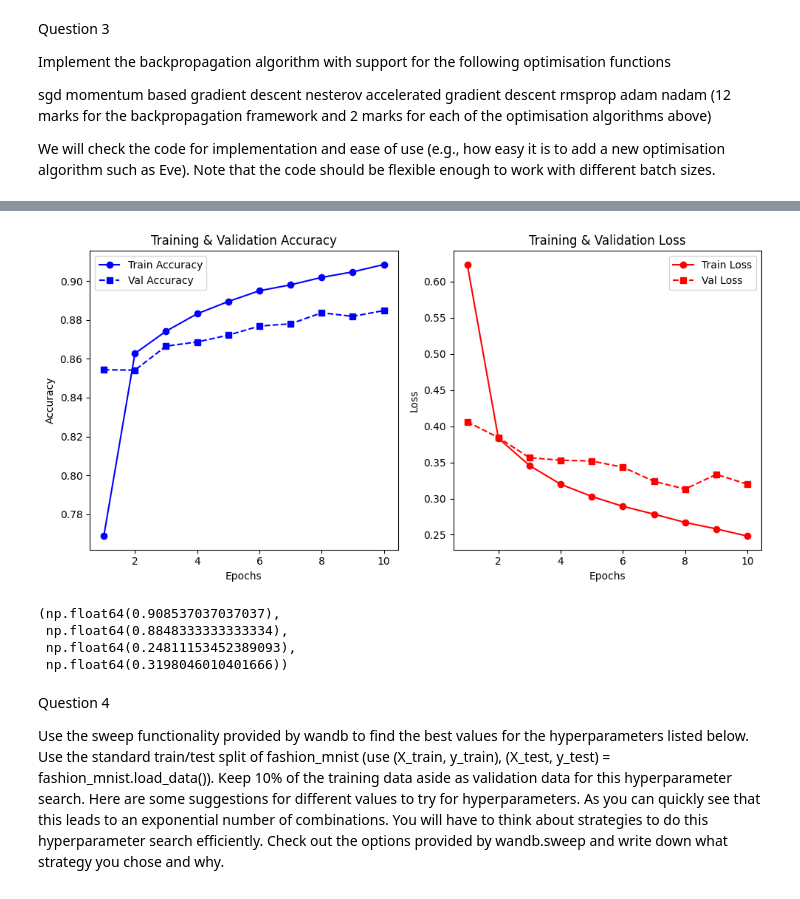
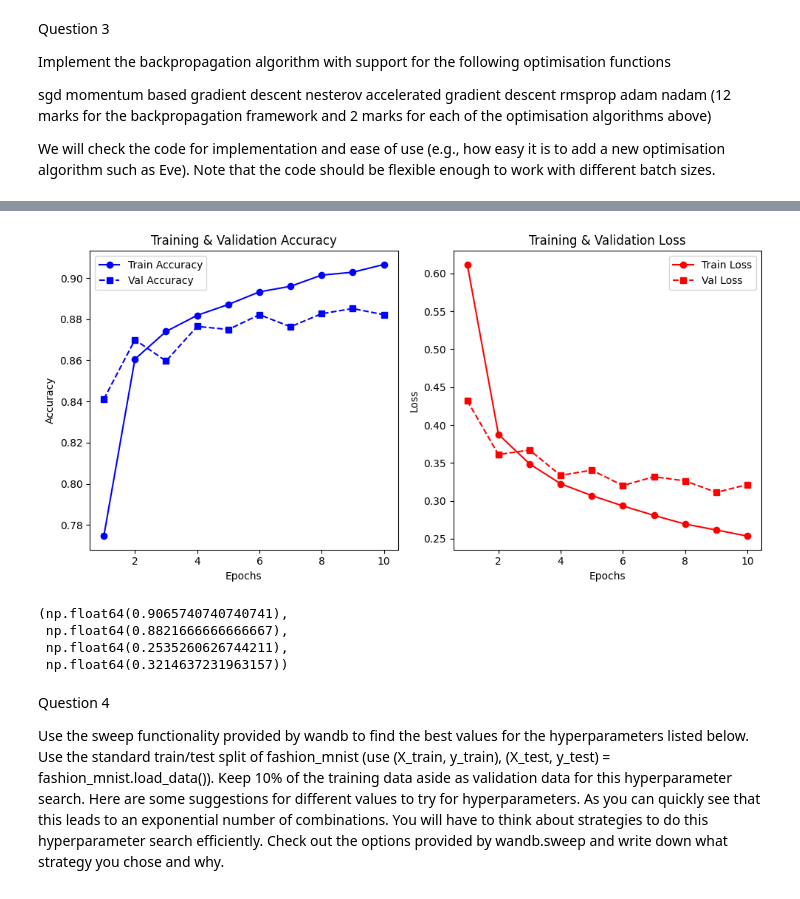
Before and after one commit to Hemnath0075/da6401_assignment1, a Jupyter notebook: all_questions.ipynb, the cells around one changed output, grey strips where cells are left out. Drawn from its saved outputs; the diff is of its cells as text; code cells hidden in the pictures.

```diff
--- a/all_questions.ipynb
+++ b/all_questions.ipynb
@@ -177,7 +177,7 @@ We will check the code for implementation and ease of use (e.g., how easy it is
 import numpy as np
 
 class NeuralNetwork:
-    def __init__(self, input_neurons, hidden_layers, output_neurons, init_wb_method, optimizer, activation, learning_rate, beta1, beta2, epsilon=1e-8):
+    def __init__(self, input_neurons, hidden_layers, output_neurons, init_wb_method, optimizer, activation, learning_rate, weight_decay, beta1, beta2, epsilon=1e-8):
         self.layers = [input_neurons] + hidden_layers + [output_neurons]
         self.weights = {}
         self.biases = {}
@@ -186,6 +186,7 @@ class NeuralNetwork:
         self.init_wb_method = init_wb_method
         self.epsilon = epsilon
         self.activation = activation
+        self.weight_decay = weight_decay
 
         if init_wb_method == 'random':
             for i in range(len(self.layers) - 1):
@@ -300,26 +301,29 @@ class NeuralNetwork:
 
         if self.optimizer == 'sgd':
             for i in range(num_layers):
-                self.weights[i] -= self.learning_rate * gradients_w[i]
-                self.biases[i] -= self.learning_rate * gradients_b[i]
+                self.weights[i] -= self.learning_rate * (gradients_w[i] + self.weight_decay * self.weights[i])
+                self.biases[i] -= self.learning_rate * gradients_b[i]  # No weight decay for biases
 
         elif self.optimizer == 'momentum':
             beta = 0.9
             for i in range(num_layers):
                 self.velocity_w[i] = beta * self.velocity_w[i] + (1 - beta) * gradients_w[i]
                 self.velocity_b[i] = beta * self.velocity_b[i] + (1 - beta) * gradients_b[i]
-                self.weights[i] -= self.learning_rate * self.velocity_w[i]
-                self.biases[i] -= self.learning_rate * self.velocity_b[i]
+
+                self.weights[i] -= self.learning_rate * (self.velocity_w[i] + self.weight_decay * self.weights[i])
+                self.biases[i] -= self.learning_rate * self.velocity_b[i]  # No weight decay for biases
 
         elif self.optimizer == 'nesterov':
             beta = 0.9
             for i in range(num_layers):
                 prev_velocity_w = self.velocity_w[i]
                 prev_velocity_b = self.velocity_b[i]
+
                 self.velocity_w[i] = beta * prev_velocity_w + (1 - beta) * gradients_w[i]
                 self.velocity_b[i] = beta * prev_velocity_b + (1 - beta) * gradients_b[i]
-                self.weights[i] -= self.learning_rate * (gradients_w[i] + beta * prev_velocity_w)
-                self.biases[i] -= self.learning_rate * (gradients_b[i] + beta * prev_velocity_b)
+
+                self.weights[i] -= self.learning_rate * ((gradients_w[i] + beta * prev_velocity_w) + self.weight_decay * self.weights[i])
+                self.biases[i] -= self.learning_rate * (gradients_b[i] + beta * prev_velocity_b)  # No weight decay for biases
 
         elif self.optimizer == 'rmsprop':
             decay_rate = 0.9
@@ -327,8 +331,9 @@ class NeuralNetwork:
             for i in range(num_layers):
                 self.m_w[i] = decay_rate * self.m_w[i] + (1 - decay_rate) * gradients_w[i]**2
                 self.m_b[i] = decay_rate * self.m_b[i] + (1 - decay_rate) * gradients_b[i]**2
-                self.weights[i] -= self.learning_rate * gradients_w[i] / (np.sqrt(self.m_w[i]) + epsilon)
-                self.biases[i] -= self.learning_rate * gradients_b[i] / (np.sqrt(self.m_b[i]) + epsilon)
+
+                self.weights[i] -= self.learning_rate * (gradients_w[i] / (np.sqrt(self.m_w[i]) + epsilon) + self.weight_decay * self.weights[i])
+                self.biases[i] -= self.learning_rate * (gradients_b[i] / (np.sqrt(self.m_b[i]) + epsilon))  # No weight decay for biases
 
         elif self.optimizer == 'adam':
             self.t += 1
@@ -343,8 +348,8 @@ class NeuralNetwork:
                 m_b_hat = self.m_b[i] / (1 - self.beta1**self.t)
                 v_b_hat = self.v_b[i] / (1 - self.beta2**self.t)
 
-                self.weights[i] -= self.learning_rate * m_w_hat / (np.sqrt(v_w_hat) + self.epsilon)
-                self.biases[i] -= self.learning_rate * m_b_hat / (np.sqrt(v_b_hat) + self.epsilon)
+                self.weights[i] -= self.learning_rate * (m_w_hat / (np.sqrt(v_w_hat) + self.epsilon) + self.weight_decay * self.weights[i])
+                self.biases[i] -= self.learning_rate * (m_b_hat / (np.sqrt(v_b_hat) + self.epsilon))  # No weight decay for biases
 
         elif self.optimizer == 'nadam':
             self.t += 1
@@ -359,8 +364,8 @@ class NeuralNetwork:
                 m_b_hat = self.m_b[i] / (1 - self.beta1**self.t)
                 v_b_hat = self.v_b[i] / (1 - self.beta2**self.t)
 
-                self.weights[i] -= self.learning_rate * (self.beta1 * m_w_hat + (1 - self.beta1) * gradients_w[i]) / (np.sqrt(v_w_hat) + self.epsilon)
-                self.biases[i] -= self.learning_rate * (self.beta1 * m_b_hat + (1 - self.beta1) * gradients_b[i]) / (np.sqrt(v_b_hat) + self.epsilon)
+                self.weights[i] -= self.learning_rate * ((self.beta1 * m_w_hat + (1 - self.beta1) * gradients_w[i]) / (np.sqrt(v_w_hat) + self.epsilon) + self.weight_decay * self.weights[i])
+                self.biases[i] -= self.learning_rate * ((self.beta1 * m_b_hat + (1 - self.beta1) * gradients_b[i]) / (np.sqrt(v_b_hat) + self.epsilon))  # No weight decay for biases
 
 
     def train(self, X, y, epochs, batch_size, X_val, y_val, wb_log=True,plots=False):
@@ -459,15 +464,18 @@ class NeuralNetwork:
 
 
 
-    def predict(self, X):
-        return self.forward(X)
+    def predict(self, X_test):
+        predictions = self.forward(X_test)
+        y_pred_labels = np.argmax(predictions, axis=1)
+        return y_pred_labels
+
 
 # Example Usage:
 
 hidden_layers = [128, 64]
 
 # Initialize model
-model = NeuralNetwork(input_neurons=784, hidden_layers=hidden_layers, output_neurons=10,init_wb_method='random',activation='tanh',learning_rate=0.001,optimizer='nadam',beta1=0.9,beta2=0.99)
+model = NeuralNetwork(input_neurons=784, hidden_layers=hidden_layers, output_neurons=10,init_wb_method='random',activation='tanh',learning_rate=0.001,optimizer='nadam',weight_decay=0.0005,beta1=0.9,beta2=0.99)
 
 # Train (Assume train_images is your training data and train_labels is one-hot encoded labels)
 model.train(train_images_splitted,train_labels_splitted,epochs=10,batch_size=32,X_val=val_images,y_val=val_labels,plots=True,wb_log=False)
@@ -485,8 +493,8 @@ Epoch 10/10 - Train Loss: 0.2481, Train Acc: 0.9085, Val Loss: 0.3198, Val Acc:
-[figure, old version]
+[figure, new version]
-(np.float64(0.908537037037037),
- np.float64(0.8848333333333334),
- np.float64(0.24811153452389093),
- np.float64(0.3198046010401666))
+(np.float64(0.9065740740740741),
+ np.float64(0.8821666666666667),
+ np.float64(0.2535260626744211),
+ np.float64(0.3214637231963157))
 # %% [markdown]
 Question 4
 
```
Also changed, not shown: parts of 8 cells of this notebook, 3 other files.
